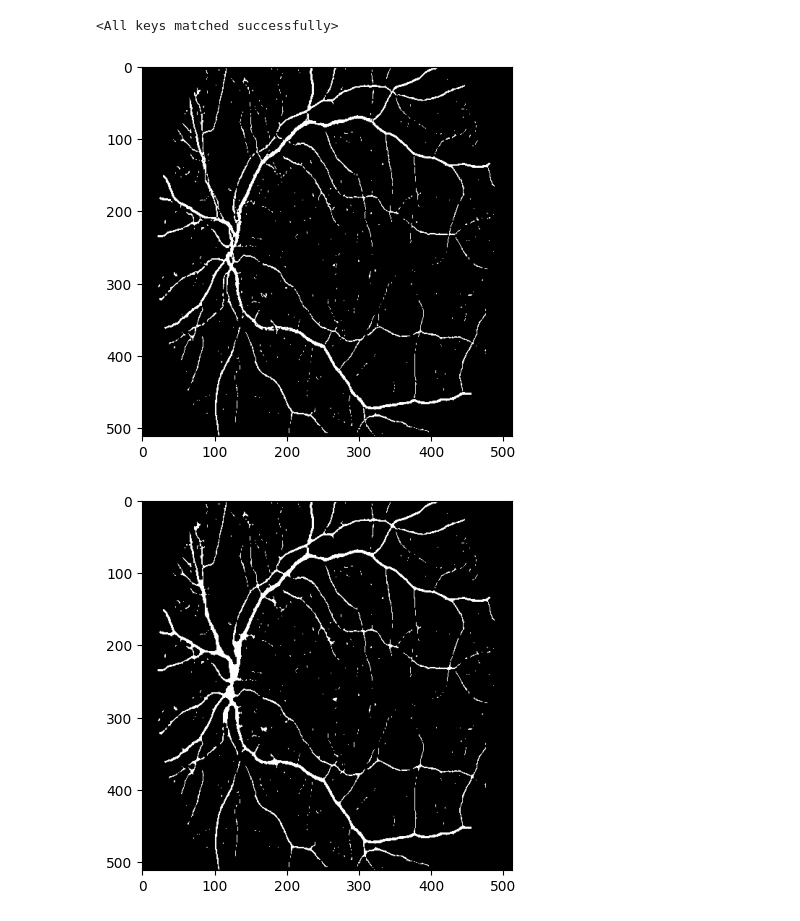
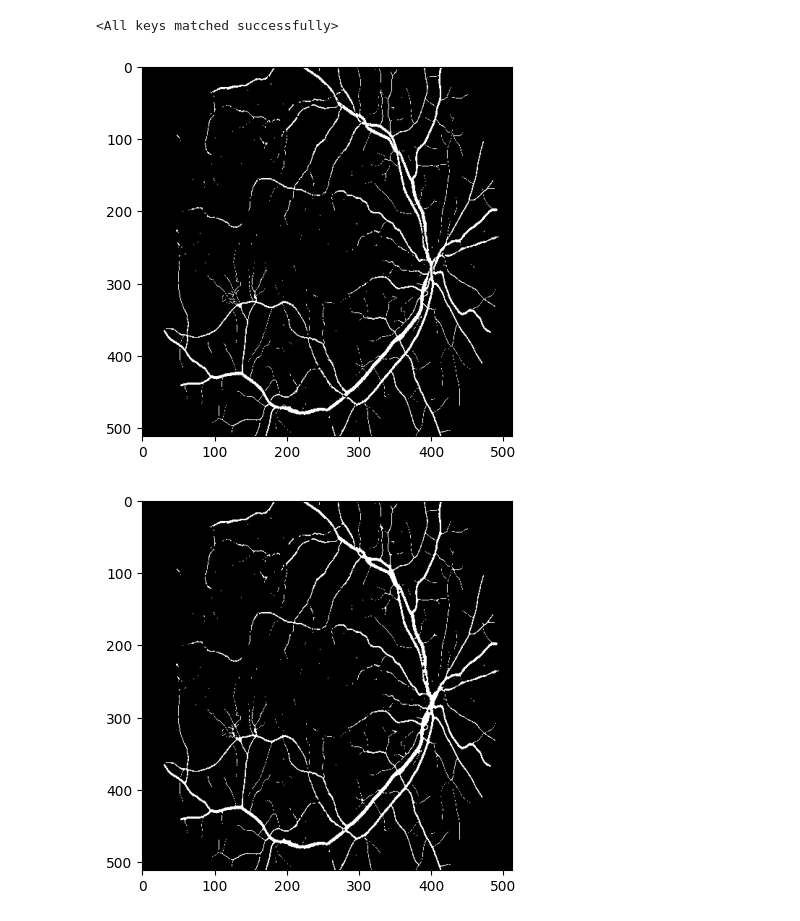
Before and after one commit to StanislawMarszalek/segmentation-of-fundus-images, a Jupyter notebook: deep_learning.ipynb, the cells around one changed output. Drawn from its saved outputs; the diff is of its cells as text; code cells hidden in the pictures.

```diff
--- a/deep_learning.ipynb
+++ b/deep_learning.ipynb
@@ -245,65 +115,66 @@ from image_processing import show_img
 from simple_statistics import create_confusions_matrix
 from image_processing import postproces_pipeline
 
-# --- ścieżki ---
-image_path = "./images/14_dr.JPG"
-mask_path  = "./manual1/14_dr.tif"   # podmień na swoją prawdziwą maskę
 
-# --- czyszczenie VRAM ---
+image_path = "./images/13_dr.JPG"
+mask_path  = "./manual1/13_dr.tif"
+
+
 gc.collect()
 torch.cuda.empty_cache()
 
-# --- model ---
+
 model.eval()
 
-# --- wczytanie obrazu ---
-img = cv2.imread(image_path)
-img = cv2.cvtColor(img, cv2.COLOR_BGR2RGB)
 
-mask = cv2.imread(mask_path, cv2.IMREAD_GRAYSCALE)
+img = read_img(image_path)
 
-# --- dopasowanie rozmiaru do treningu ---
+mask =read_img(mask_path)
+if len(mask.shape)>1:
+            mask=mask[:,:,1]
+
+#Zamian rozmiary pod ten stosowany podcxas treningu
 size = 512
 img = cv2.resize(img, (size, size), interpolation=cv2.INTER_AREA)
 mask = cv2.resize(mask, (size, size), interpolation=cv2.INTER_NEAREST)
 
-# --- normalizacja i zmiana układu wymiarów ---
+# Nornalizacja zdjec
 img = img.astype(np.float32) / 255.0
 img = np.transpose(img, (2, 0, 1))          # HWC -> CHW
 img = np.expand_dims(img, axis=0)           # CHW -> NCHW
 
 mask = (mask > 0).astype(np.uint8)
 
-# --- tensor na GPU ---
+
 X = torch.tensor(img, dtype=torch.float32, device=device)
 
-# --- predykcja ---
+
 with torch.no_grad():
     result = model(X)
     result = torch.sigmoid(result)
     result = (result > 0.5).float()
 
 
-# --- CPU + numpy ---
+# Przeniseiie na CPU i zmaian na numpy
 pred = result.squeeze(0).squeeze(0).cpu().numpy().astype(np.uint8)
 show_img(pred)
-pred=postproces_pipeline(pred,5)
+pred=postproces_pipeline(pred,3)
 show_img(pred)
 true = mask.astype(np.uint8)
 
 
 # --- upewnienie się, że rozmiary są identyczne ---
 h = min(true.shape[0], pred.shape[0])
 w = min(true.shape[1], pred.shape[1])
 
 true = true[:h, :w]
 pred = pred[:h, :w]
 
 # --- macierz pomyłek ---
 create_confusions_matrix(
     true.flatten(),
     pred.flatten()
 )
 # %% [output]
-[figure, old version]
+[figure, new version]
-[figure, old version]
+[figure, new version]
```
Also changed, not shown: parts of 7 cells of this notebook, 1 other file.
